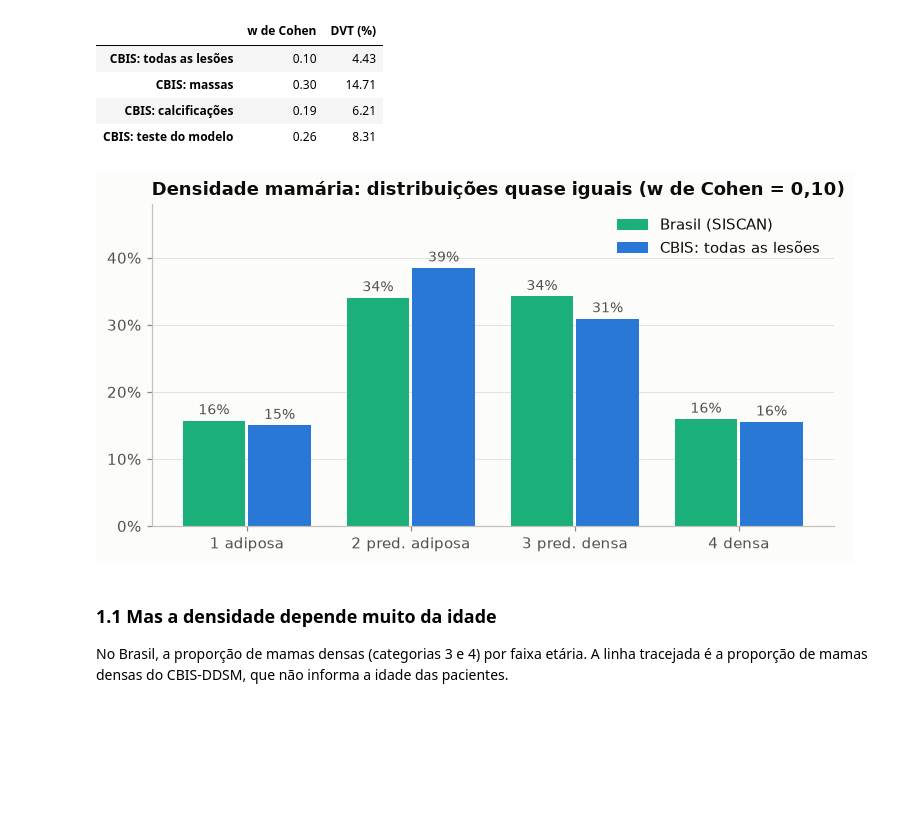
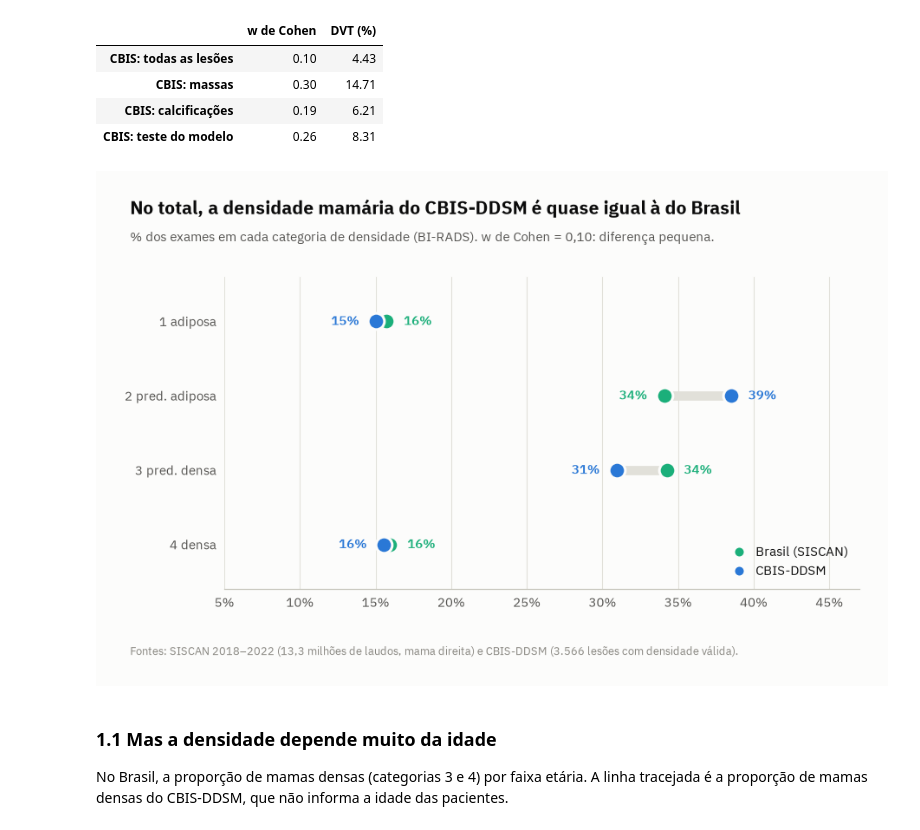
Before and after one commit to mairaallacerda/representatividade-mamografias-br, a Jupyter notebook: notebooks/03_comparacao_birads_densidade.ipynb, the cells around one changed output. Drawn from its saved outputs; the diff is of its cells as text; code cells hidden in the pictures; blank space fills up the shorter version.

```diff
--- a/notebooks/03_comparacao_birads_densidade.ipynb
+++ b/notebooks/03_comparacao_birads_densidade.ipynb
@@ -87,21 +87,36 @@ pd.DataFrame({c: diferenca(densidades[c], densidades["Brasil (SISCAN)"]) for c i
 | CBIS: calcificações | 0.19 | 6.21 |
 | CBIS: teste do modelo | 0.26 | 8.31 |
 # %%
-fig, ax = plt.subplots(figsize=(8, 3.8))
-x = np.arange(4)
-larg = 0.38
-for i, (col, cor) in enumerate([("Brasil (SISCAN)", VERDE_AGUA), ("CBIS: todas as lesões", AZUL)]):
-    barras = ax.bar(x + (i - 0.5) * (larg + 0.02), densidades[col], larg, color=cor, label=col)
-    ax.bar_label(barras, fmt="%.0f%%", padding=2, color=estilo.TINTA_SECUNDARIA, fontsize=9)
-ax.set_xticks(x, densidades.index)
-ax.set_ylim(0, 48)
-ax.yaxis.set_major_formatter(mticker.PercentFormatter(decimals=0))
-ax.legend(loc="upper right")
+n_br = sis["densidade_ano"].dropna(subset=["densidade_birads_linha"])["exames"].sum()
+n_cb = cbis["breast_density"].notna().sum()
 w = diferenca(densidades["CBIS: todas as lesões"], densidades["Brasil (SISCAN)"])["w de Cohen"]
-ax.set_title(f"Densidade mamária: distribuições quase iguais (w de Cohen = {w:.2f})".replace(".", ","))
+br_v = densidades["Brasil (SISCAN)"].to_numpy()
+cb_v = densidades["CBIS: todas as lesões"].to_numpy()
+y = np.arange(len(densidades))[::-1]
+
+fig, ax = plt.subplots(figsize=(8.6, 3.9))
+ax.grid(axis="y", visible=False)
+ax.grid(axis="x", visible=True)
+for yi, a, b in zip(y, br_v, cb_v):
+    ax.plot([a, b], [yi, yi], color=estilo.GRADE, lw=7, solid_capstyle="round", zorder=1)
+ax.scatter(br_v, y, s=150, color=VERDE_AGUA, edgecolor=estilo.FUNDO, linewidth=2, zorder=3, label="Brasil (SISCAN)")
+ax.scatter(cb_v, y, s=150, color=AZUL, edgecolor=estilo.FUNDO, linewidth=2, zorder=3, label="CBIS-DDSM")
+for yi, a, b in zip(y, br_v, cb_v):
+    for v, cor, lado in [(a, VERDE_AGUA, -1 if a <= b else 1), (b, AZUL, 1 if a <= b else -1)]:
+        ax.annotate(f"{v:.0f}%", (v, yi), xytext=(13 * lado, 0), textcoords="offset points", va="center",
+                    ha="left" if lado > 0 else "right", color=cor, fontsize=10, fontweight="semibold")
+ax.set_yticks(y, densidades.index)
+ax.set_xlim(5, 47)
+ax.set_ylim(-0.6, len(y) - 0.4)
+ax.xaxis.set_major_formatter(mticker.PercentFormatter(decimals=0))
+ax.legend(loc="lower right", markerscale=0.7)
+estilo.cabecalho(fig, "No total, a densidade mamária do CBIS-DDSM é quase igual à do Brasil",
+                 f"% dos exames em cada categoria de densidade (BI-RADS). w de Cohen = {w:.2f}: diferença pequena.")
+estilo.rodape(fig, f"Fontes: SISCAN 2018–2022 ({n_br / 1e6:.1f} milhões de laudos, mama direita) e CBIS-DDSM "
+                   f"({n_cb:,} lesões com densidade válida).".replace(f"{n_cb:,}", f"{n_cb:,}".replace(",", ".")))
 salvar(fig, "15_densidade_brasil_cbis")
 # %% [output]
-[figure, old version]
+[figure, new version]
 # %% [markdown]
 ### 1.1 Mas a densidade depende muito da idade
 
```
Also changed, not shown: parts of 10 cells of this notebook, 42 other files.
